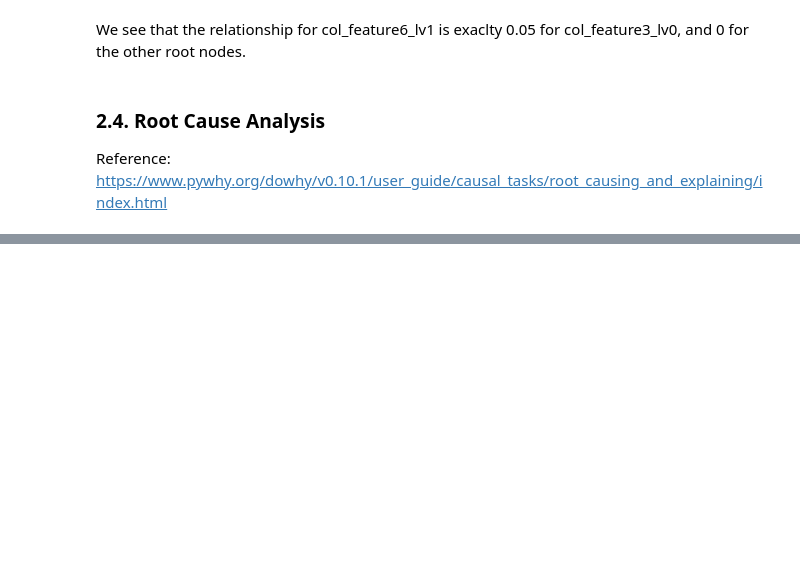
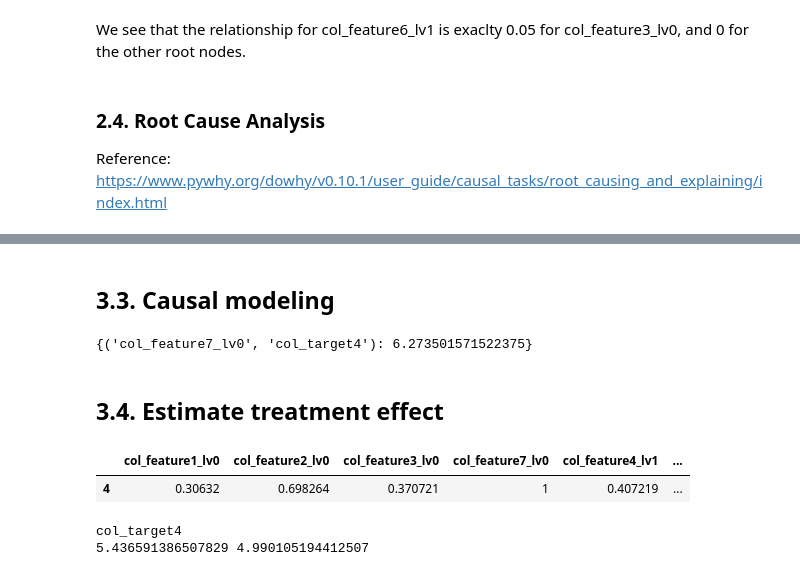
Before and after one commit to AlbertoBarbado/python-codebase, a Jupyter notebook: machine_learning/causal_inference_and_discovery/DoubleML - Causal Graph.ipynb, the cells around one changed output, grey strips where cells are left out. Drawn from its saved outputs; the diff is of its cells as text; code cells hidden in the pictures; blank space fills up the shorter version.

```diff
--- a/machine_learning/causal_inference_and_discovery/DoubleML - Causal Graph.ipynb
+++ b/machine_learning/causal_inference_and_discovery/DoubleML - Causal Graph.ipynb
@@ -593,0 +627,7 @@ Reference: https://www.pywhy.org/dowhy/v0.10.1/user_guide/causal_tasks/root_caus
+# %%
+# Define base graph
+causal_model = gcm.InvertibleStructuralCausalModel(graph_nx)
+
+# Auto-assign causal mechanism (instead of manual)
+gcm.auto.assign_causal_mechanisms(causal_model, df)
+gcm.fit(causal_model, df)
@@ -593,0 +735,5 @@ Reference: https://www.pywhy.org/dowhy/v0.10.1/user_guide/causal_tasks/root_caus
+# %%
+# Target columns
+list_cols_lv0    = ['col_feature1_lv0', 'col_feature2_lv0', 'col_feature3_lv0', 'col_feature7_lv0']
+list_cols_target = ['col_target1', 'col_target2', 'col_target3', 'col_target4']
+list_cols_middle = [x for x in list(df.columns) if x not in list_cols_lv0 + list_cols_target and x != 'col_date']
@@ -593,0 +791,45 @@ Reference: https://www.pywhy.org/dowhy/v0.10.1/user_guide/causal_tasks/root_caus
+# %% [markdown]
+## 3.3. Causal modeling
+# %%
+# Define base graph
+causal_model = gcm.InvertibleStructuralCausalModel(graph_nx)
+
+# Auto-assign causal mechanism (instead of manual)
+gcm.auto.assign_causal_mechanisms(causal_model, df)
+gcm.fit(causal_model, df)
+# %%
+# Get arrow strength
+# By default, arrow_strength employs KL divergence for measuring the arrow strength for categorical target
+# Results in terms of the ouctome variable variance chnage given we remove the edge from the source variable
+gcm.arrow_strength(causal_model, 'col_target4')
+# %% [output]
+{('col_feature7_lv0', 'col_target4'): 6.273501571522375}
+# %% [markdown]
+## 3.4. Estimate treatment effect
+# %%
+# Reference datapoints
+X_test = df[4:5].copy().drop(columns=['col_date'])
+display(X_test)
+y_test = X_test[list_cols_target].copy()
+X_test = X_test.drop(columns=list_cols_target)[list_cols_lv0]
+#dct_input = {col_input: lambda x: X_test[col_input].values[0] for col_input in list(X_test.columns)}
+#dct_input_base = {col_input: lambda x: 0 for col_input in list(X_test.columns)}
+dct_input = {'col_feature7_lv0': lambda x: 1}
+dct_input_base = {'col_feature7_lv0': lambda x: 0}
+
+# Average causal effect
+idx_check = 3
+estim_effect = gcm.average_causal_effect(
+    causal_model,
+    'col_target4',
+    interventions_alternative=dct_input,
+    interventions_reference=dct_input_base,
+    observed_data=df # Using the original data
+)
+print(list_cols_target[idx_check])
+print(y_test['col_target4'].values[0], estim_effect)
+# %% [output]
+|  | col_feature1_lv0 | col_feature2_lv0 | col_feature3_lv0 | col_feature7_lv0 | col_feature4_lv1 | ... |
+| 4 | 0.30632 | 0.698264 | 0.370721 | 1 | 0.407219 | ... |
+col_target4
+5.436591386507829 4.990105194412507
```
Also changed, not shown: parts of 30 cells of this notebook.
